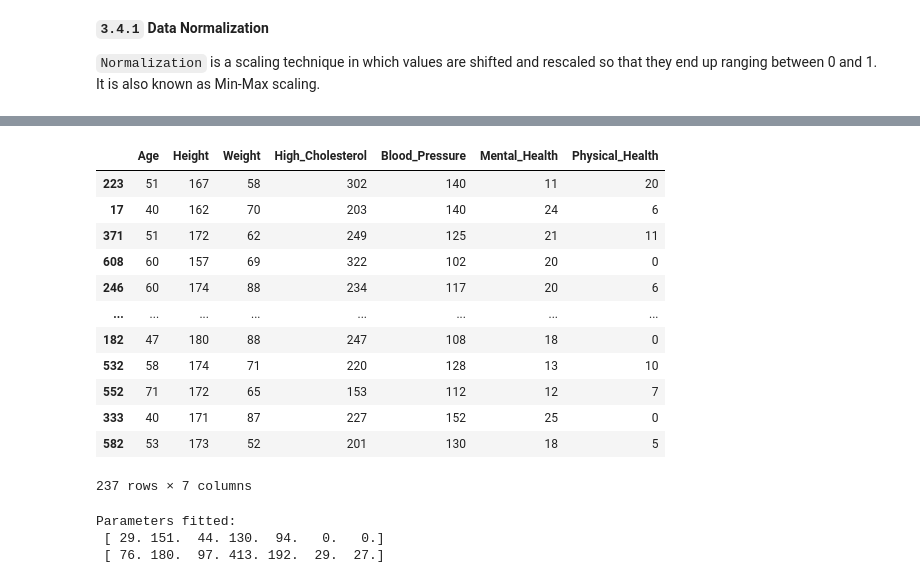
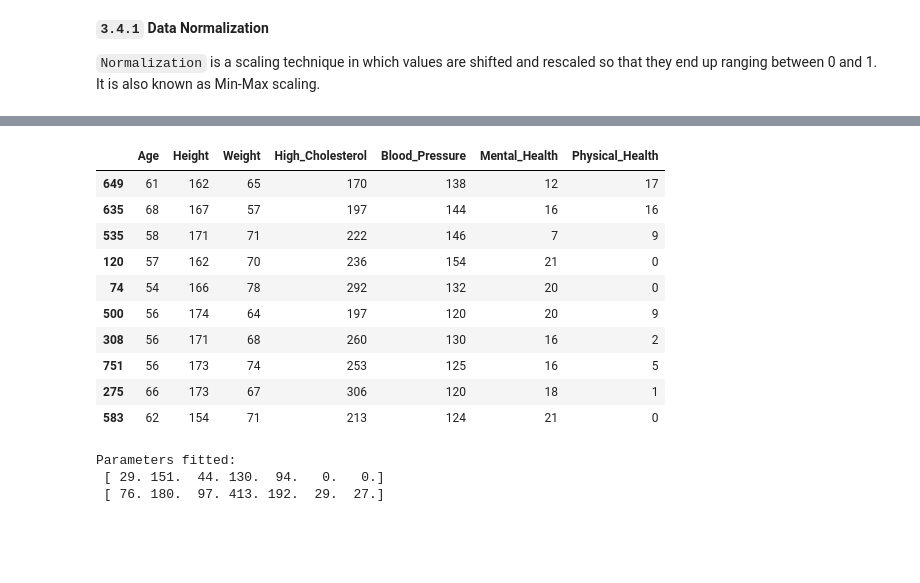
Before and after one commit to NassarX/ML-200179-Project, a Jupyter notebook: smith_parasite.ipynb, the cells around one changed output, grey strips where cells are left out. Drawn from its saved outputs; the diff is of its cells as text; code cells hidden in the pictures; blank space fills up the shorter version.

```diff
--- a/smith_parasite.ipynb
+++ b/smith_parasite.ipynb
@@ -674,22 +785,20 @@ __`3.4.1`__ __Data Normalization__
 # %%
-X_train_norm = X_train[metric_features].copy()
-X_val_norm = X_val[metric_features].copy()
+X_train_norm_scaled = X_train[metric_features].copy()
+X_val_norm_scaled = X_val[metric_features].copy()
 
-X_val_norm
+X_train_norm_scaled.head(10)
 # %% [output]
 |  | Age | Height | Weight | High_Cholesterol | Blood_Pressure | Mental_Health | Physical_Health |
-| 223 | 51 | 167 | 58 | 302 | 140 | 11 | 20 |
-| 17 | 40 | 162 | 70 | 203 | 140 | 24 | 6 |
-| 371 | 51 | 172 | 62 | 249 | 125 | 21 | 11 |
-| 608 | 60 | 157 | 69 | 322 | 102 | 20 | 0 |
-| 246 | 60 | 174 | 88 | 234 | 117 | 20 | 6 |
-| ... | ... | ... | ... | ... | ... | ... | ... |
-| 182 | 47 | 180 | 88 | 247 | 108 | 18 | 0 |
-| 532 | 58 | 174 | 71 | 220 | 128 | 13 | 10 |
-| 552 | 71 | 172 | 65 | 153 | 112 | 12 | 7 |
-| 333 | 40 | 171 | 87 | 227 | 152 | 25 | 0 |
-| 582 | 53 | 173 | 52 | 201 | 130 | 18 | 5 |
+| 649 | 61 | 162 | 65 | 170 | 138 | 12 | 17 |
+| 635 | 68 | 167 | 57 | 197 | 144 | 16 | 16 |
+| 535 | 58 | 171 | 71 | 222 | 146 | 7 | 9 |
+| 120 | 57 | 162 | 70 | 236 | 154 | 21 | 0 |
+| 74 | 54 | 166 | 78 | 292 | 132 | 20 | 0 |
+| 500 | 56 | 174 | 64 | 197 | 120 | 20 | 9 |
+| 308 | 56 | 171 | 68 | 260 | 130 | 16 | 2 |
+| 751 | 56 | 173 | 74 | 253 | 125 | 16 | 5 |
+| 275 | 66 | 173 | 67 | 306 | 120 | 18 | 1 |
+| 583 | 62 | 154 | 71 | 213 | 124 | 21 | 0 |
-237 rows × 7 columns
 # %%
 # Use MinMaxScaler to scale the data
 minMax_scaler = MinMaxScaler()
```
Also changed, not shown: parts of 87 cells of this notebook.
